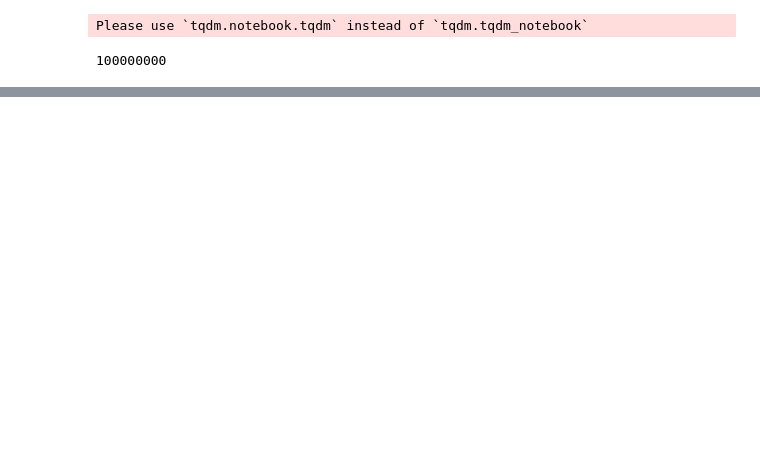
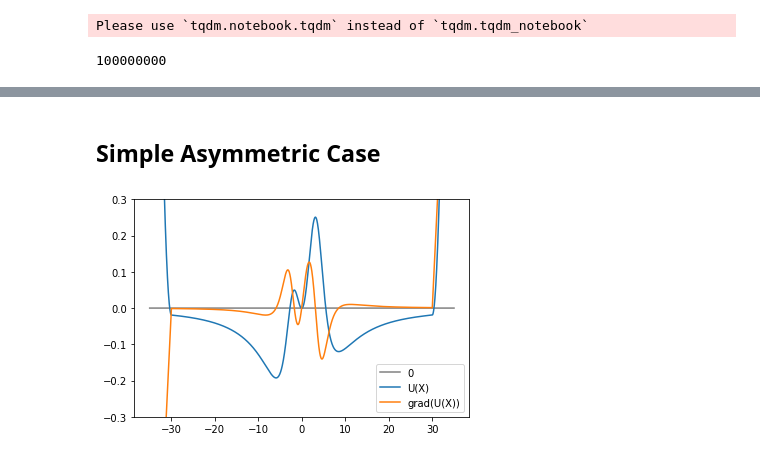
Before and after one commit to wesleymsmith/Milestone_Error_Analysis_Testing, a Jupyter notebook: Milestone_Polynomial_Model_Test.ipynb, the cells around one changed output, grey strips where cells are left out. Cells and saved outputs as stored; diff of their text form; code cells hidden in the pictures; blank space fills up the shorter version.

Commit message:
added asymmetric test case

```diff
--- a/Milestone_Polynomial_Model_Test.ipynb
+++ b/Milestone_Polynomial_Model_Test.ipynb
@@ -194,0 +203,23 @@ len(trajData['trajectory'])
+# %% [markdown]
+## Simple Asymmetric Case
+# %%
+tempx=np.linspace(-35,35,1401)
+def potFun2(x):
+    return -.5*(((tempx-.67)/3.)**4-4)/(((tempx-.67)/3.)**4+4) + \
+            .5*((tempx/3.)**2-2)/((tempx/3.)**2+2)+ \
+            .125*(x>30.0)*(30.-x)**2 + \
+            .125*(x<-30.0)*(-30.-x)**2
+
+def potGradFun2(x):
+    return ((36* x**9 - 192.96* x**8 - 843.509* x**7 + 1998.62* x**6 - 24565.5* x**5 + \
+         31377.1* x**4 - 419813.* x**3 + 829957.* x**2 + 3.21835E6* x + 126292.)/ \
+        ((x**2 + 18)**2 *(x**4 - 2.68* x**3 + 2.6934* x**2 - 1.20305* x + 324.202)**2)) - \
+        .250*(x>30.0)*(30.-x) - .250*(x<-30.)*(-30.-x)
+
+sns.lineplot(x=tempx,y=tempx*0.,label=0,color='grey')
+sns.lineplot(x=tempx,y=potFun2(tempx),label="U(X)")
+sns.lineplot(x=tempx,y=potGradFun2(tempx),label="grad(U(X))")
+plt.ylim(-.3,.3)
+plt.show()
+# %% [output]
+[figure, added]
```
Also changed, not shown: parts of 20 cells of this notebook.
